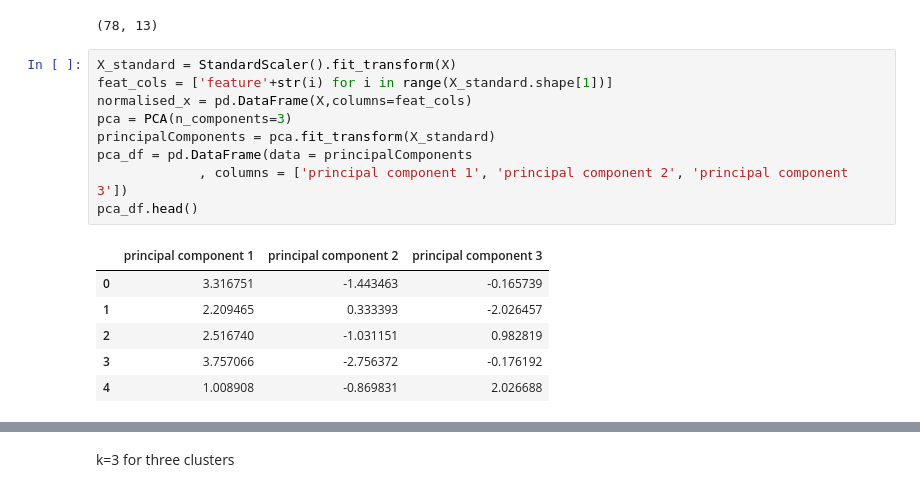
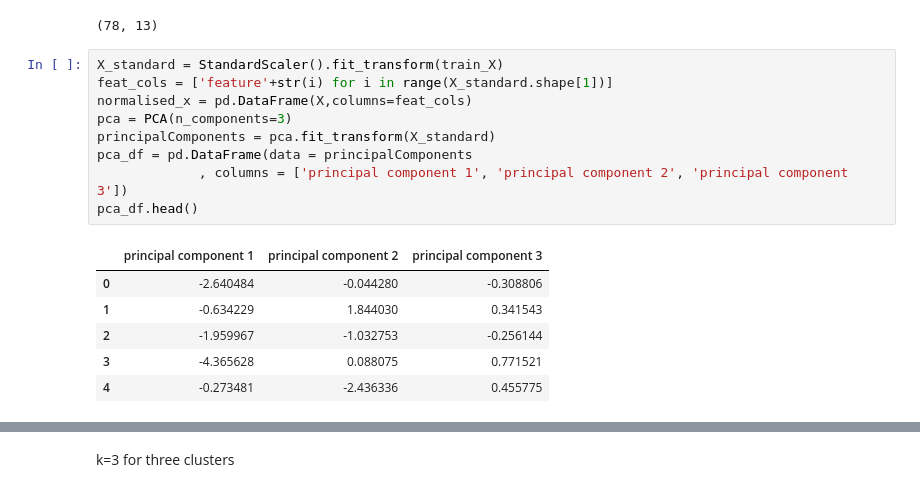
Before and after one commit to silvererudite/30-for-30-ml-projects, a Jupyter notebook: unsupervised/clustering-basics.ipynb, the cells around one changed output, grey strips where cells are left out. Cells and saved outputs as stored; diff of their text form.

```diff
--- a/unsupervised/clustering-basics.ipynb
+++ b/unsupervised/clustering-basics.ipynb
@@ -75,21 +75,21 @@ test_X.shape
 # %% [output]
 (78, 13)
 # %%
-X_standard = StandardScaler().fit_transform(X)
+X_standard = StandardScaler().fit_transform(train_X)
 feat_cols = ['feature'+str(i) for i in range(X_standard.shape[1])]
 normalised_x = pd.DataFrame(X,columns=feat_cols)
 pca = PCA(n_components=3)
 principalComponents = pca.fit_transform(X_standard)
 pca_df = pd.DataFrame(data = principalComponents
              , columns = ['principal component 1', 'principal component 2', 'principal component 3'])
 pca_df.head()
 # %% [output]
 |  | principal component 1 | principal component 2 | principal component 3 |
-| 0 | 3.316751 | -1.443463 | -0.165739 |
-| 1 | 2.209465 | 0.333393 | -2.026457 |
-| 2 | 2.516740 | -1.031151 | 0.982819 |
-| 3 | 3.757066 | -2.756372 | -0.176192 |
-| 4 | 1.008908 | -0.869831 | 2.026688 |
+| 0 | -2.640484 | -0.044280 | -0.308806 |
+| 1 | -0.634229 | 1.844030 | 0.341543 |
+| 2 | -1.959967 | -1.032753 | -0.256144 |
+| 3 | -4.365628 | 0.088075 | 0.771521 |
+| 4 | -0.273481 | -2.436336 | 0.455775 |
 # %%
 print('Explained variation per principal component: {}'.format(pca.explained_variance_ratio_))
 # %% [output]
```
Also changed, not shown: parts of 7 cells of this notebook.
